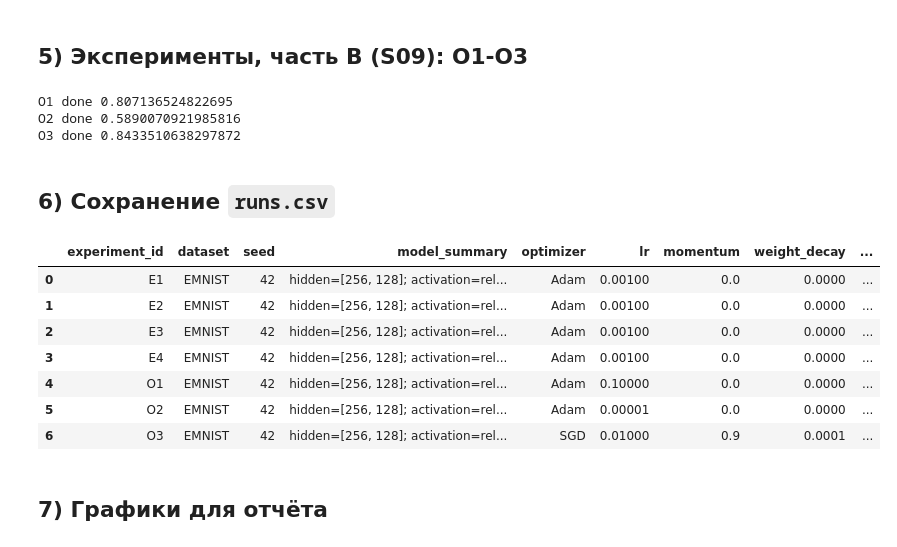
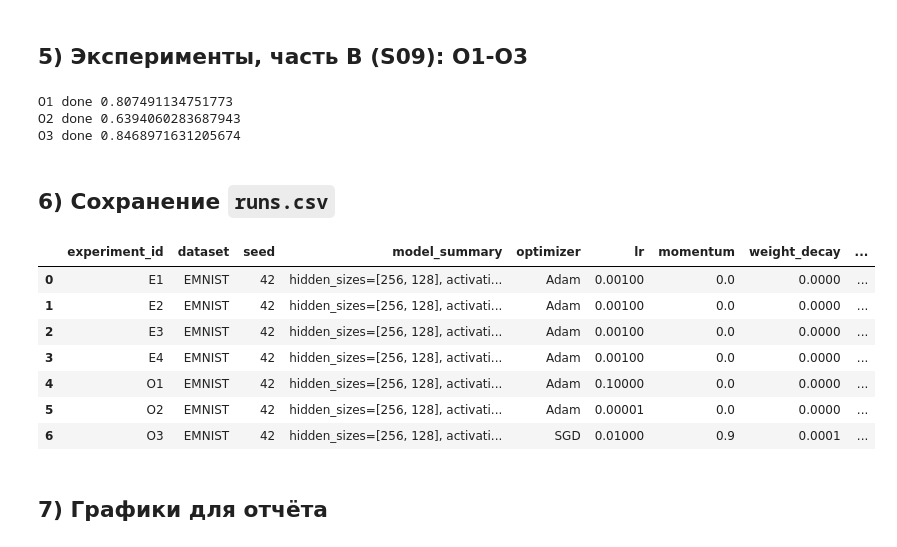
Before and after one commit to BLACKSKUTER13/Chernoskutov_AIE_Repos, a Jupyter notebook: homeworks/HW08-09/HW08-09.ipynb, the cells around one changed output. Cells and saved outputs as stored; diff of their text form; code cells hidden in the pictures.

```diff
--- a/homeworks/HW08-09/HW08-09.ipynb
+++ b/homeworks/HW08-09/HW08-09.ipynb
@@ -408,69 +506,75 @@ E4 test loss: 0.48211185254949207
 # %% [markdown]
 ## 5) Эксперименты, часть B (S09): O1-O3
 # %%
-# Архитектура для O1-O3 фиксирована: та же, что в E4
-opt_model_cfg = deepcopy(selected_cfg)
-
-# O1: слишком большой LR
-model_o1, hist_o1, row_o1 = run_experiment(
+o1 = run_experiment(
     experiment_id="O1",
-    model_cfg=opt_model_cfg,
+    hidden_sizes=best_regularized_config["hidden_sizes"],
+    dropout=best_regularized_config["dropout"],
+    use_batchnorm=best_regularized_config["use_batchnorm"],
     optimizer_name="Adam",
     lr=1e-1,
-    max_epochs=6,
+    momentum=0.0,
+    weight_decay=0.0,
+    epochs=6,
+    early_stopping=False,
 )
-runs.append(row_o1)
-histories["O1"] = hist_o1
-print("O1 done", row_o1["best_val_accuracy"])
+print("O1 done", o1["run_info"]["best_val_accuracy"])
 
-# O2: слишком маленький LR
-model_o2, hist_o2, row_o2 = run_experiment(
+o2 = run_experiment(
     experiment_id="O2",
-    model_cfg=opt_model_cfg,
+    hidden_sizes=best_regularized_config["hidden_sizes"],
+    dropout=best_regularized_config["dropout"],
+    use_batchnorm=best_regularized_config["use_batchnorm"],
     optimizer_name="Adam",
     lr=1e-5,
-    max_epochs=6,
+    momentum=0.0,
+    weight_decay=0.0,
+    epochs=6,
+    early_stopping=False,
 )
-runs.append(row_o2)
-histories["O2"] = hist_o2
-print("O2 done", row_o2["best_val_accuracy"])
+print("O2 done", o2["run_info"]["best_val_accuracy"])
 
-# O3: SGD + momentum + weight_decay
-model_o3, hist_o3, row_o3 = run_experiment(
+o3 = run_experiment(
     experiment_id="O3",
-    model_cfg=opt_model_cfg,
+    hidden_sizes=best_regularized_config["hidden_sizes"],
+    dropout=best_regularized_config["dropout"],
+    use_batchnorm=best_regularized_config["use_batchnorm"],
     optimizer_name="SGD",
     lr=1e-2,
     momentum=0.9,
     weight_decay=1e-4,
-    max_epochs=10,
+    epochs=10,
+    early_stopping=False,
 )
-runs.append(row_o3)
-histories["O3"] = hist_o3
-print("O3 done", row_o3["best_val_accuracy"])
+print("O3 done", o3["run_info"]["best_val_accuracy"])
 # %% [output]
-O1 done 0.807136524822695
-O2 done 0.5890070921985816
-O3 done 0.8433510638297872
+O1 done 0.807491134751773
+O2 done 0.6394060283687943
+O3 done 0.8468971631205674
 # %% [markdown]
 ## 6) Сохранение `runs.csv`
 # %%
 runs_df = pd.DataFrame(runs)
+
 order = ["E1", "E2", "E3", "E4", "O1", "O2", "O3"]
-runs_df["experiment_id"] = pd.Categorical(runs_df["experiment_id"], categories=order, ordered=True)
+runs_df["experiment_id"] = pd.Categorical(
+    runs_df["experiment_id"],
+    categories=order,
+    ordered=True,
+)
+
 runs_df = runs_df.sort_values("experiment_id").reset_index(drop=True)
 
-runs_csv_path = ARTIFACTS_DIR / "runs.csv"
-runs_df.to_csv(runs_csv_path, index=False)
+runs_df.to_csv(ARTIFACTS_DIR / "runs.csv", index=False)
 runs_df
 # %% [output]
 |  | experiment_id | dataset | seed | model_summary | optimizer | lr | momentum | weight_decay | ... |
-| 0 | E1 | EMNIST | 42 | hidden=[256, 128]; activation=rel... | Adam | 0.00100 | 0.0 | 0.0000 | ... |
-| 1 | E2 | EMNIST | 42 | hidden=[256, 128]; activation=rel... | Adam | 0.00100 | 0.0 | 0.0000 | ... |
-| 2 | E3 | EMNIST | 42 | hidden=[256, 128]; activation=rel... | Adam | 0.00100 | 0.0 | 0.0000 | ... |
-| 3 | E4 | EMNIST | 42 | hidden=[256, 128]; activation=rel... | Adam | 0.00100 | 0.0 | 0.0000 | ... |
-| 4 | O1 | EMNIST | 42 | hidden=[256, 128]; activation=rel... | Adam | 0.10000 | 0.0 | 0.0000 | ... |
-| 5 | O2 | EMNIST | 42 | hidden=[256, 128]; activation=rel... | Adam | 0.00001 | 0.0 | 0.0000 | ... |
-| 6 | O3 | EMNIST | 42 | hidden=[256, 128]; activation=rel... | SGD | 0.01000 | 0.9 | 0.0001 | ... |
+| 0 | E1 | EMNIST | 42 | hidden_sizes=[256, 128], activati... | Adam | 0.00100 | 0.0 | 0.0000 | ... |
+| 1 | E2 | EMNIST | 42 | hidden_sizes=[256, 128], activati... | Adam | 0.00100 | 0.0 | 0.0000 | ... |
+| 2 | E3 | EMNIST | 42 | hidden_sizes=[256, 128], activati... | Adam | 0.00100 | 0.0 | 0.0000 | ... |
+| 3 | E4 | EMNIST | 42 | hidden_sizes=[256, 128], activati... | Adam | 0.00100 | 0.0 | 0.0000 | ... |
+| 4 | O1 | EMNIST | 42 | hidden_sizes=[256, 128], activati... | Adam | 0.10000 | 0.0 | 0.0000 | ... |
+| 5 | O2 | EMNIST | 42 | hidden_sizes=[256, 128], activati... | Adam | 0.00001 | 0.0 | 0.0000 | ... |
+| 6 | O3 | EMNIST | 42 | hidden_sizes=[256, 128], activati... | SGD | 0.01000 | 0.9 | 0.0001 | ... |
 # %% [markdown]
 ## 7) Графики для отчёта
```
Also changed, not shown: parts of 9 cells of this notebook, 6 other files.
